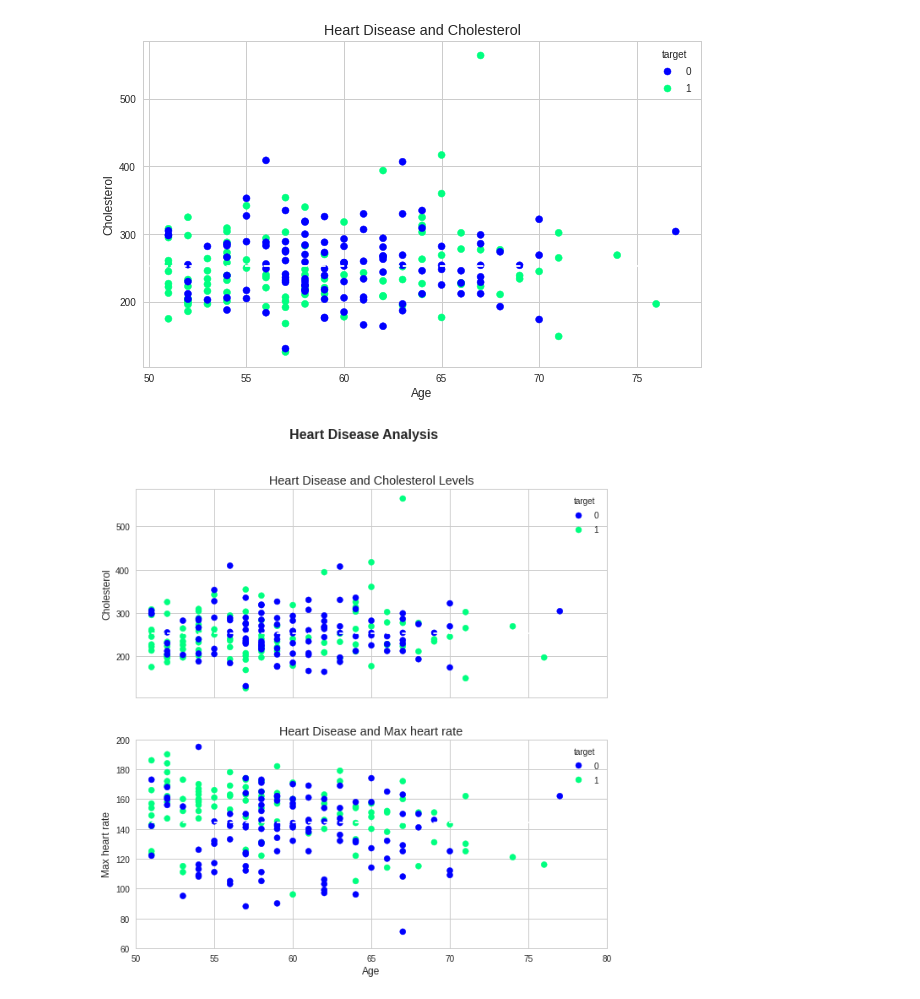
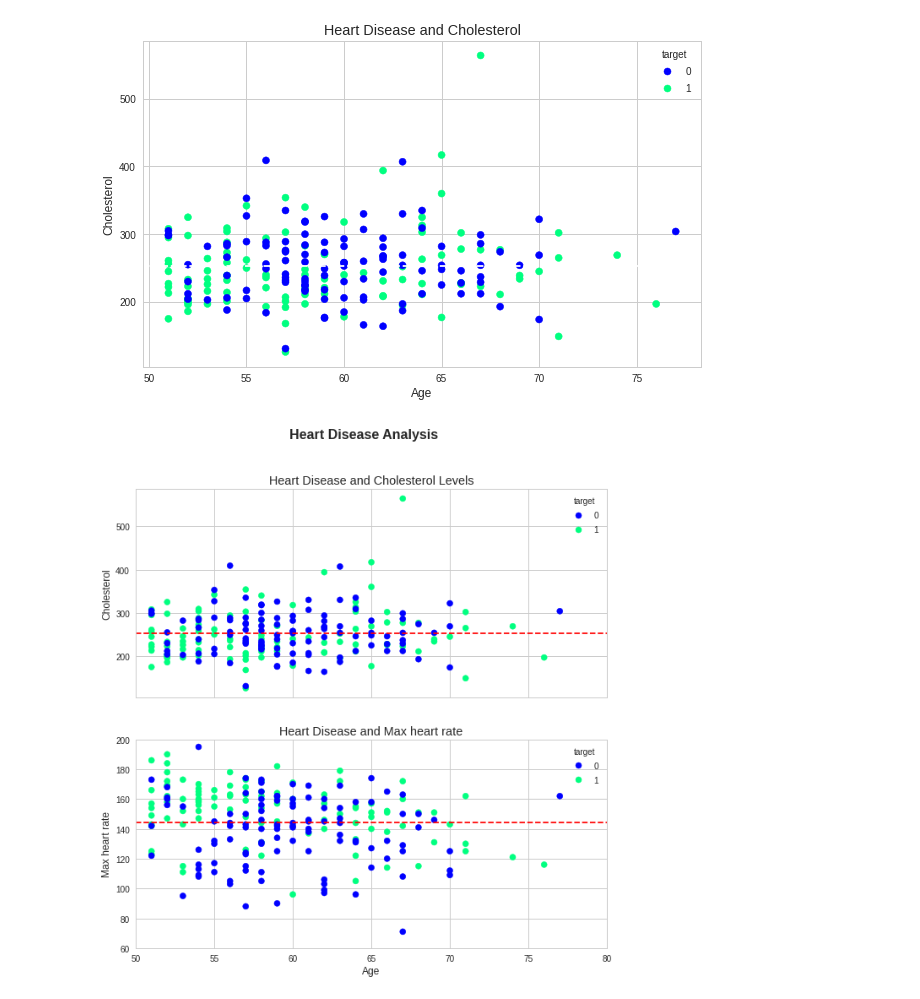
Before and after one commit to vishnuk7/MachineLearning, a Jupyter notebook: matplotlib/introduction-matplotlib.ipynb, the cells around one changed output. Cells and saved outputs as stored; diff of their text form; code cells hidden in the pictures.

Commit message:
save image

```diff
--- a/matplotlib/introduction-matplotlib.ipynb
+++ b/matplotlib/introduction-matplotlib.ipynb
@@ -540,36 +540,36 @@ ax0.set(title='Heart Disease and Cholesterol Levels',
 ax0.legend(*scatter.legend_elements(), title='target');
 
 #add horizontal line
-ax0.axhline(over_50["chol"].mean(),linestyle="--");
+ax0.axhline(over_50["chol"].mean(),linestyle="--",c='red');
 
 
 #change the x axis limits
 ax0.set_xlim([50,80])
 
 #plot the data
 scatter=ax1.scatter(x=over_50["age"],
                     y=over_50["thalach"],
                     c=over_50["target"],
                     cmap="winter");
 
 #customize the plot
 ax1.set(title='Heart Disease and Max heart rate',
        xlabel='Age',
        ylabel='Max heart rate'
       );
 
 #add legend
 ax1.legend(*scatter.legend_elements(), title='target');
 
 #add y axis limit
 ax1.set_ylim([60,200])
 
 #add horizontal line
-ax1.axhline(over_50["thalach"].mean(),linestyle="--");
+ax1.axhline(over_50["thalach"].mean(),linestyle="--",c='red');
 
 
 
 #add title on figure
 fig.suptitle("Heart Disease Analysis", fontsize=16, fontweight='bold');
 # %% [output]
-[figure, old version]
+[figure, new version]
```
Also changed, not shown: parts of 2 cells of this notebook, 1 other file.
